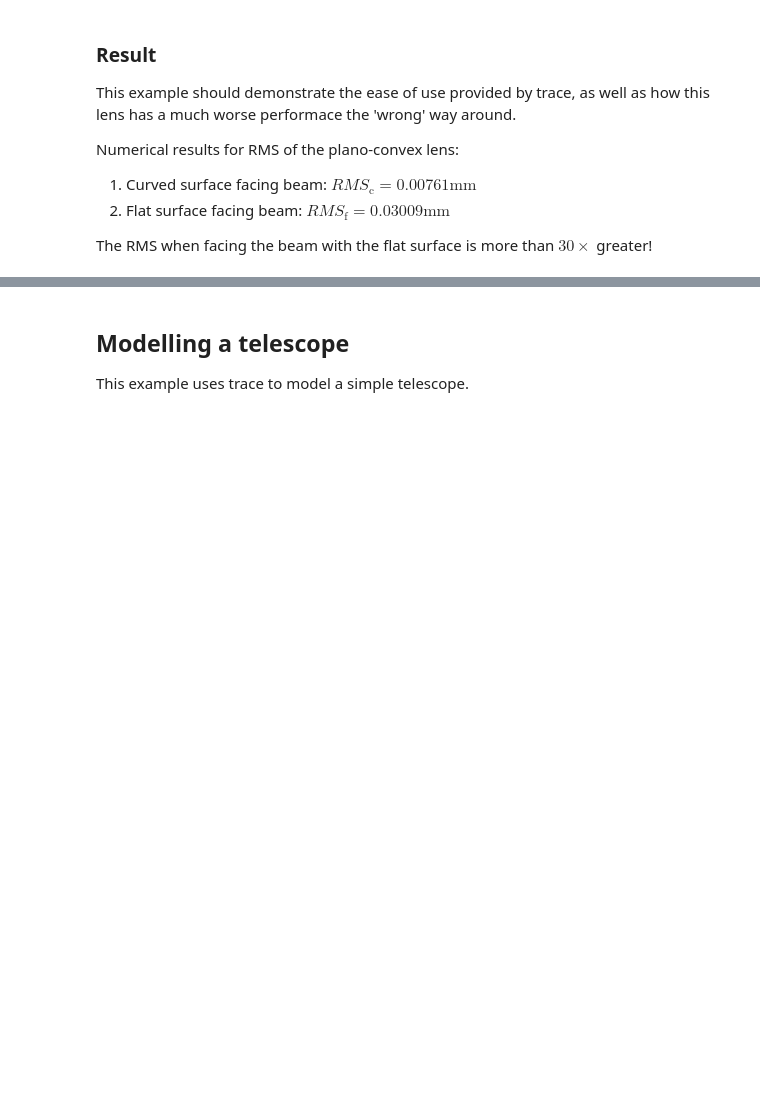
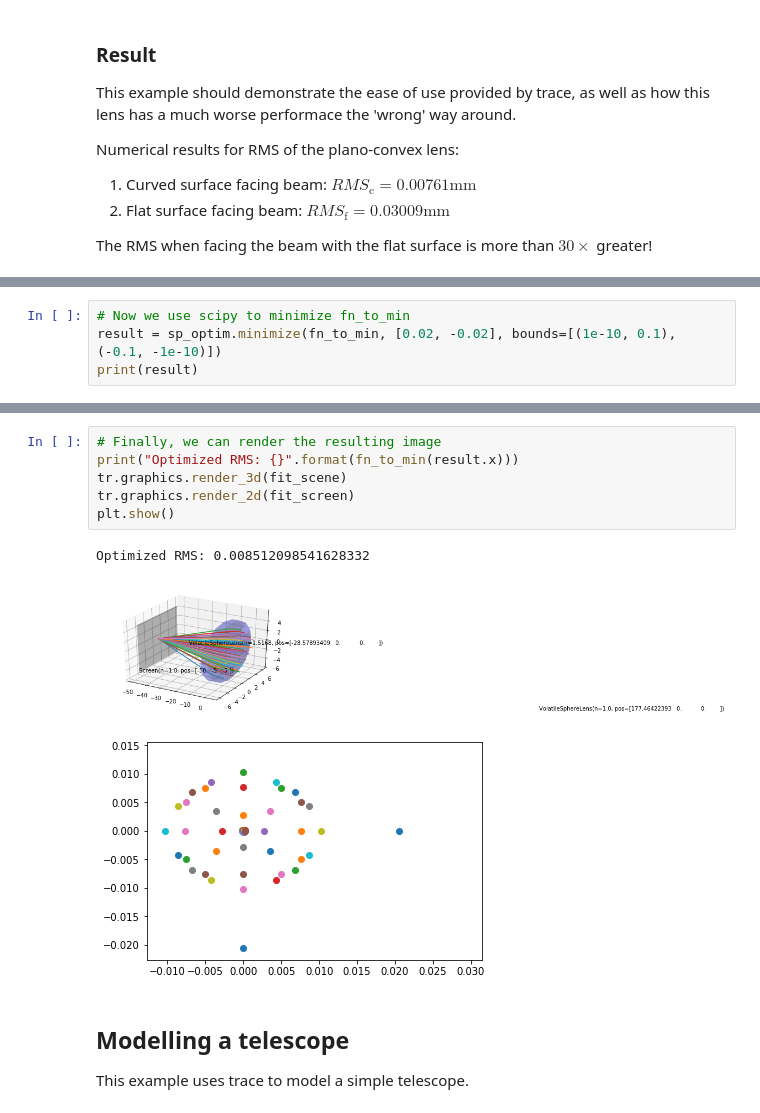
Before and after one commit to dyedgreen/labs-ray-tracing, a Jupyter notebook: demo_notebook.ipynb, the cells around one changed output, grey strips where cells are left out. Saved outputs shown, nothing was run; the diff lists cells and outputs as text; blank space fills up the shorter version.

```diff
--- a/demo_notebook.ipynb
+++ b/demo_notebook.ipynb
@@ -171,0 +227,4 @@ This optimizes the design of a lens using trace.
+# %%
+# Now we use scipy to minimize fn_to_min
+result = sp_optim.minimize(fn_to_min, [0.02, -0.02], bounds=[(1e-10, 0.1), (-0.1, -1e-10)])
+print(result)
@@ -172,3 +241,13 @@ This optimizes the design of a lens using trace.
+# %%
+# Finally, we can render the resulting image
+print("Optimized RMS: {}".format(fn_to_min(result.x)))
+tr.graphics.render_3d(fit_scene)
+tr.graphics.render_2d(fit_screen)
+plt.show()
+# %% [output]
+Optimized RMS: 0.008512098541628332
+[figure, added]
+[figure, added]
 # %% [markdown]
 ## Modelling a telescope
 
```
Also changed, not shown: parts of 13 cells of this notebook.
